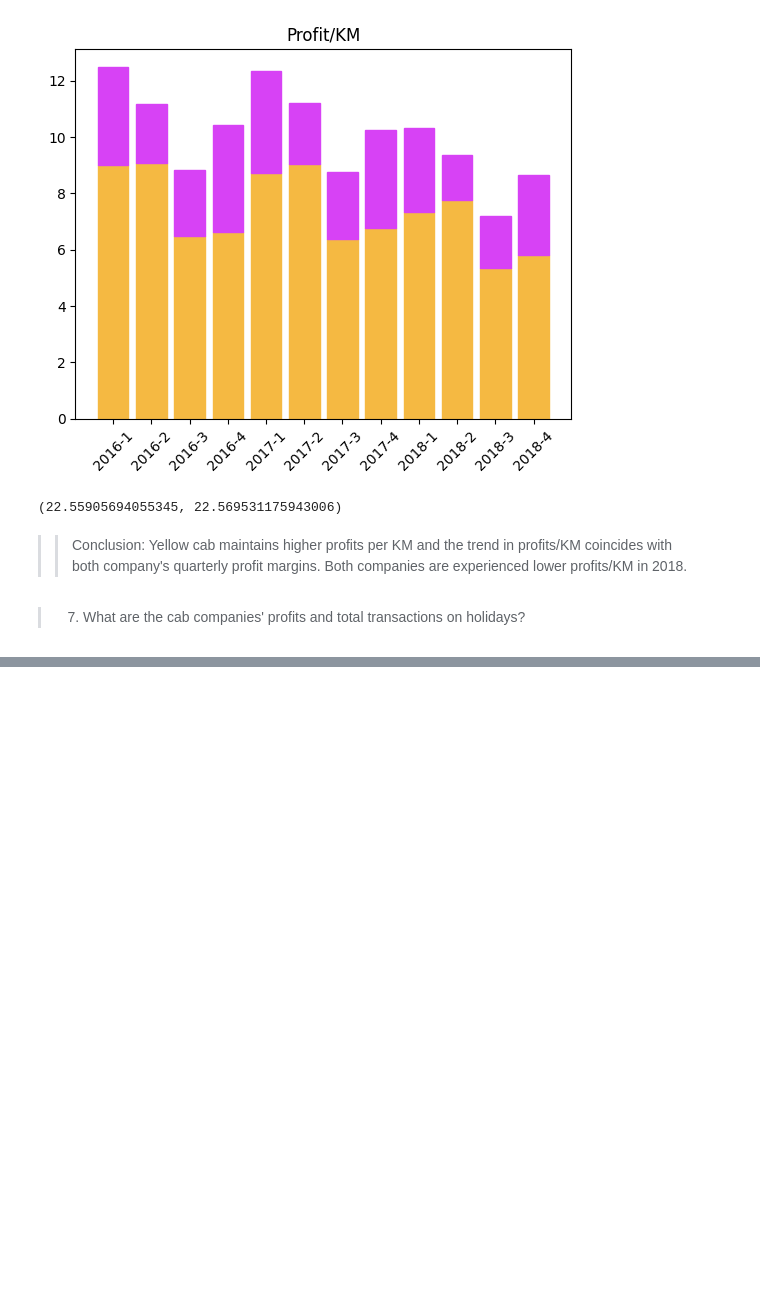
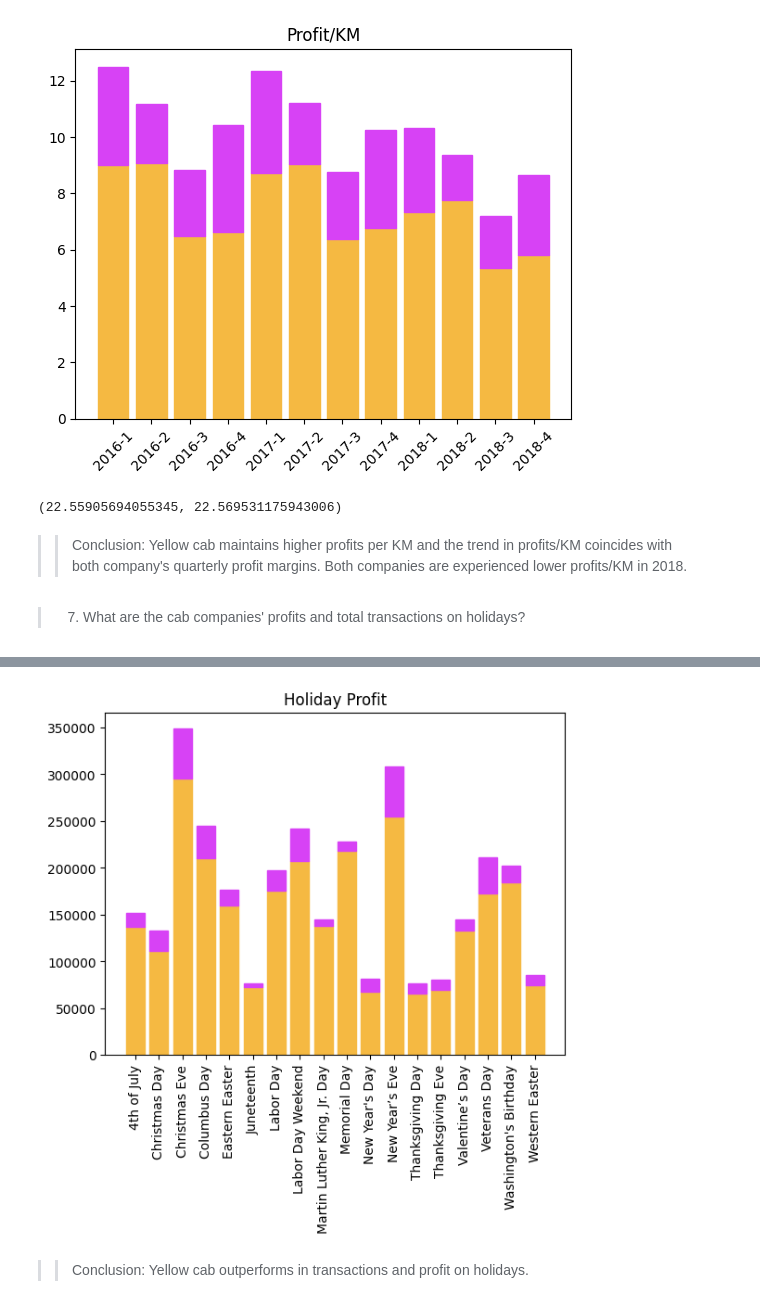
Before and after one commit to nureinumeya1999/Cab-Investment, a Jupyter notebook: src/EDA.ipynb, the cells around one changed output, grey strips where cells are left out. Saved outputs shown, nothing was run; the diff lists cells and outputs as text; code cells hidden in the pictures; blank space fills up the shorter version.

```diff
--- a/src/EDA.ipynb
+++ b/src/EDA.ipynb
@@ -753,0 +743,17 @@ dfholidays
+# %%
+yhp = plt.bar(yellowholidayP['Holiday'], yellowholidayP['Profit'])
+php = plt.bar(pinkholidayP['Holiday'], pinkholidayP['Profit'], bottom=yellowholidayP['Profit'])
+
+for bar in php:
+    bar.set_color('#d742f5')
+
+for bar in yhp:
+    bar.set_color('#f5b942')
+
+plt.xticks(rotation=90)
+plt.title('Holiday Profit')
+plt.show()
+# %% [output]
+[figure, added]
+# %% [markdown]
+>> Conclusion: Yellow cab outperforms in transactions and profit on holidays.
```
Also changed, not shown: parts of 10 cells of this notebook.
